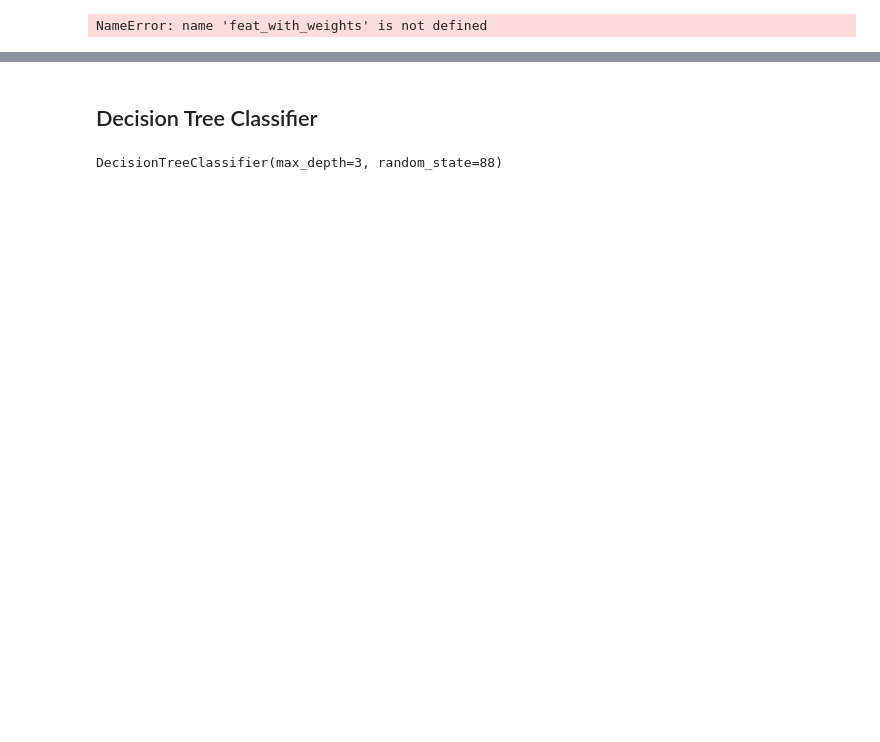
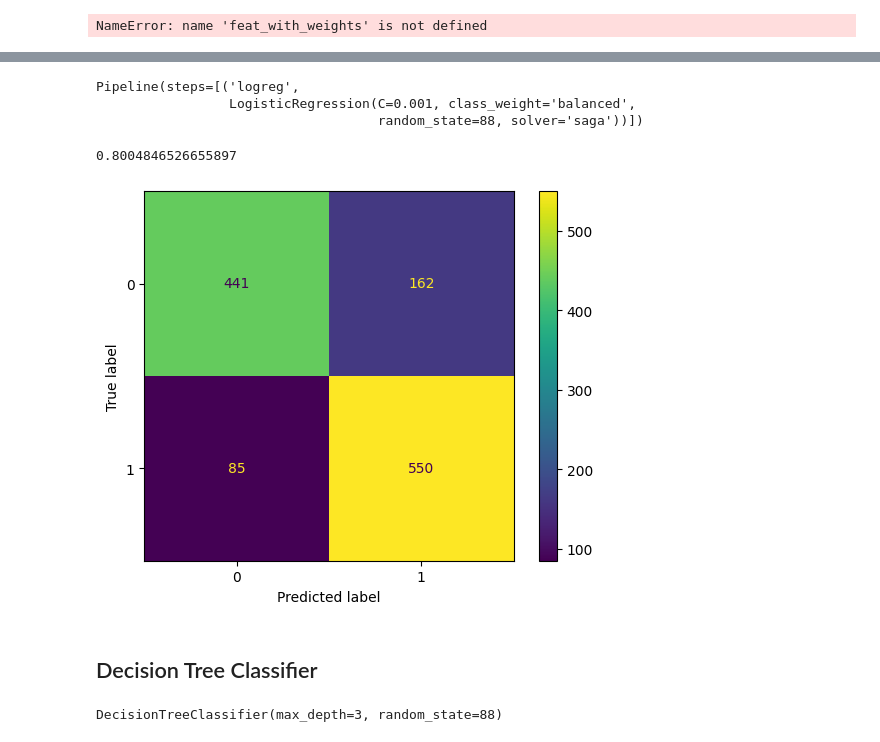
Before and after one commit to julieleung6/where_is_bigfoot, a Jupyter notebook: notebooks/modeling.ipynb, the cells around one changed output, grey strips where cells are left out. Cells and saved outputs as stored; diff of their text form; code cells hidden in the pictures; blank space fills up the shorter version.

```diff
--- a/notebooks/modeling.ipynb
+++ b/notebooks/modeling.ipynb
@@ -105,0 +162,10 @@ NameError: name 'feat_with_weights' is not defined
+# %%
+logreg_pipe = Pipeline([("logreg", LogisticRegression(random_state=88))])
+
+params = {'logreg__C': [0.001, 0.01, 0.1, 1, 10, 100, 1000],
+          'logreg__class_weight': ['balanced'],
+          'logreg__solver': ['lbfgs', 'liblinear', 'sag', 'saga']}
+
+logreg_gs = GridSearchCV(logreg_pipe, param_grid=params, cv=5)
+# %%
+logreg_gs.fit(count_X_train, y_train)
@@ -106,3 +197,23 @@ NameError: name 'feat_with_weights' is not defined
+# %%
+best_est = logreg_gs.best_estimator_
+best_est
+# %% [output]
+Pipeline(steps=[('logreg',
+                 LogisticRegression(C=0.001, class_weight='balanced',
+                                    random_state=88, solver='saga'))])
+# %%
+tuned_logreg = LogisticRegression(C=0.001, class_weight='balanced', random_state=88,
+                   solver='saga')
+tuned_logreg.fit(count_X_train, y_train)
+
+y_pred_tuned_logreg = tuned_logreg.predict(count_X_test)
+metrics.accuracy_score(y_test, y_pred_tuned_logreg)
+# %% [output]
+0.8004846526655897
+# %%
+ConfusionMatrixDisplay.from_estimator(tuned_logreg, count_X_test, y_test);
+# %% [output]
+[figure, added]
 # %% [markdown]
 ## Decision Tree Classifier
 # %%
```
Also changed, not shown: parts of 76 cells of this notebook, 5 other files.
